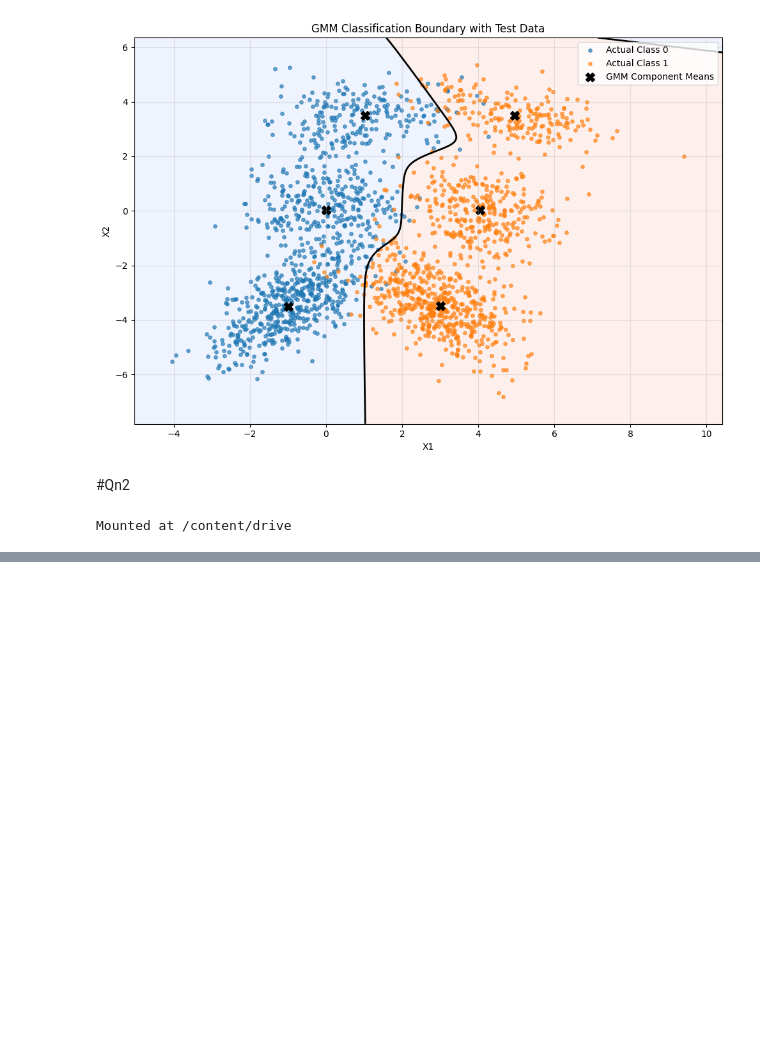
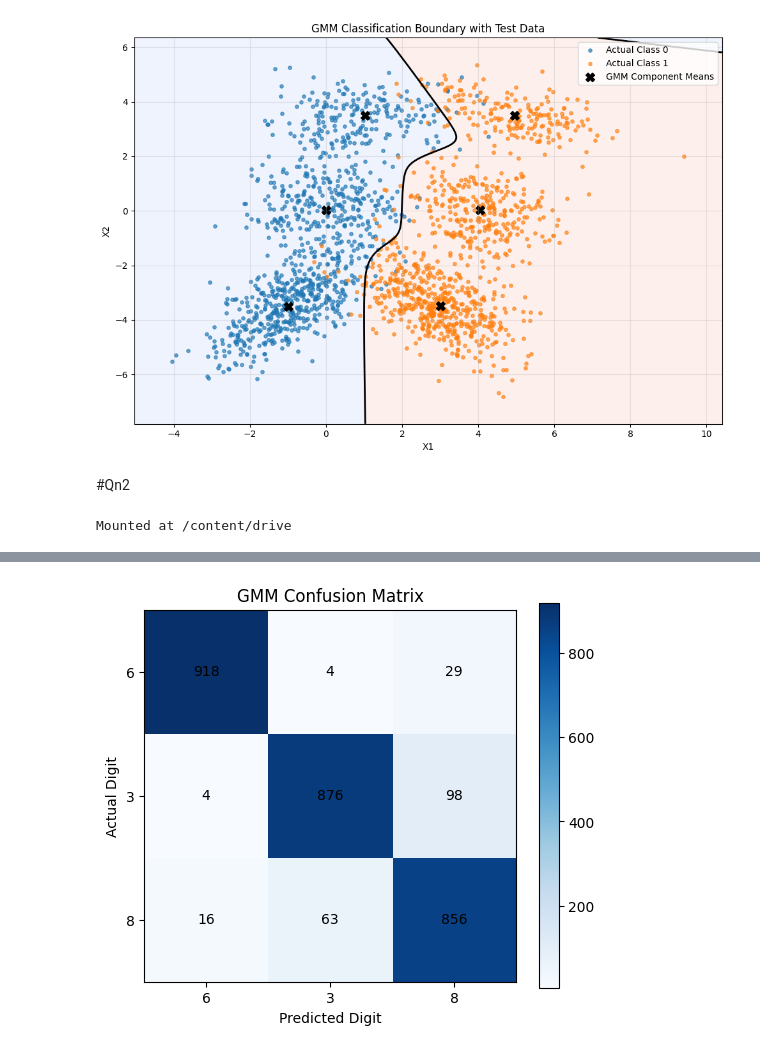
Before and after one commit to KrithikChidM/PrmlLab, a Jupyter notebook: Lab7/code.ipynb, the cells around one changed output, grey strips where cells are left out. Drawn from its saved outputs; the diff is of its cells as text; code cells hidden in the pictures; blank space fills up the shorter version.

```diff
--- a/Lab7/code.ipynb
+++ b/Lab7/code.ipynb
@@ -812,0 +921,76 @@ Actual 8 predicted as 3: 40
+# %%
+X_test = np.vstack([
+    test_data[digit] for digit in digits
+])
+
+y_test = np.concatenate([
+    np.full(len(test_data[digit]), digit)
+    for digit in digits
+])
+
+scores = []
+
+for digit in digits:
+
+    class_score = models[digit].score_samples(X_test)
+
+    # Include class prior probability
+    prior = len(data[digit]['development']) / sum(
+        len(data[d]['development']) for d in digits
+    )
+
+    class_score = class_score + np.log(prior)
+
+    scores.append(class_score)
+
+scores = np.array(scores).T
+
+predicted_indices = np.argmax(scores, axis=1)
+
+y_pred = np.array(digits)[predicted_indices]
+
+accuracy = np.mean(y_test == y_pred) * 100
+
+print("\nClassification Accuracy:", accuracy, "%")
+
+cm = np.zeros(
+    (len(digits), len(digits)),
+    dtype=int
+)
+
+for i, actual in enumerate(digits):
+
+    for j, predicted in enumerate(digits):
+
+        cm[i, j] = np.sum(
+            (y_test == actual) &
+            (y_pred == predicted)
+        )
+
+print("\nConfusion Matrix:")
+print(cm)
+
+
+plt.figure(figsize=(6, 5))
+
+plt.imshow(cm, cmap='Blues')
+
+plt.xticks(range(len(digits)), digits)
+plt.yticks(range(len(digits)), digits)
+
+plt.xlabel("Predicted Digit")
+plt.ylabel("Actual Digit")
+plt.title("GMM Confusion Matrix")
+
+for i in range(len(digits)):
+    for j in range(len(digits)):
+        plt.text(
+            j, i,
+            str(cm[i, j]),
+            ha='center',
+            va='center'
+        )
+
+plt.colorbar()
+plt.show()
+# %% [output]
@@ -812,0 +1003 @@ Actual 8 predicted as 3: 40
+[figure, added]
```
Also changed, not shown: parts of 16 cells of this notebook.
